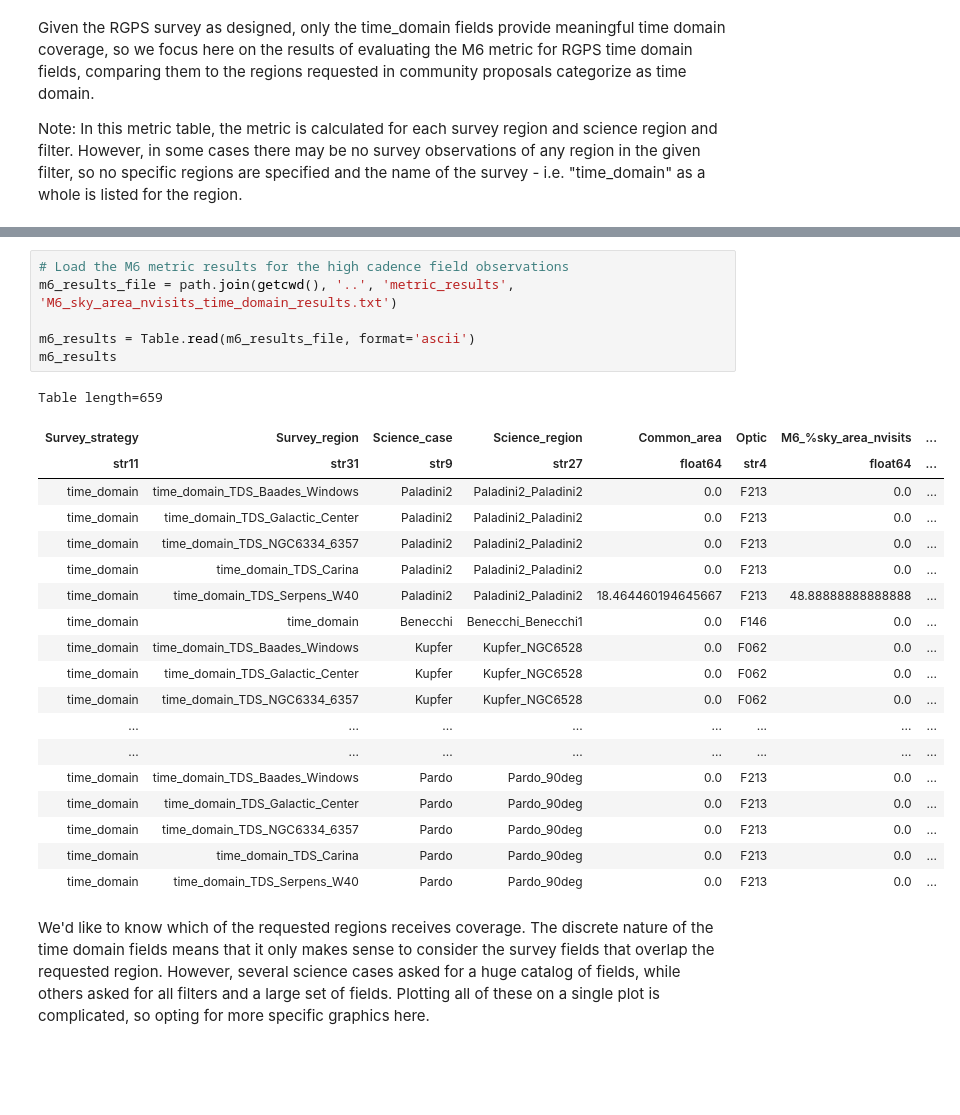
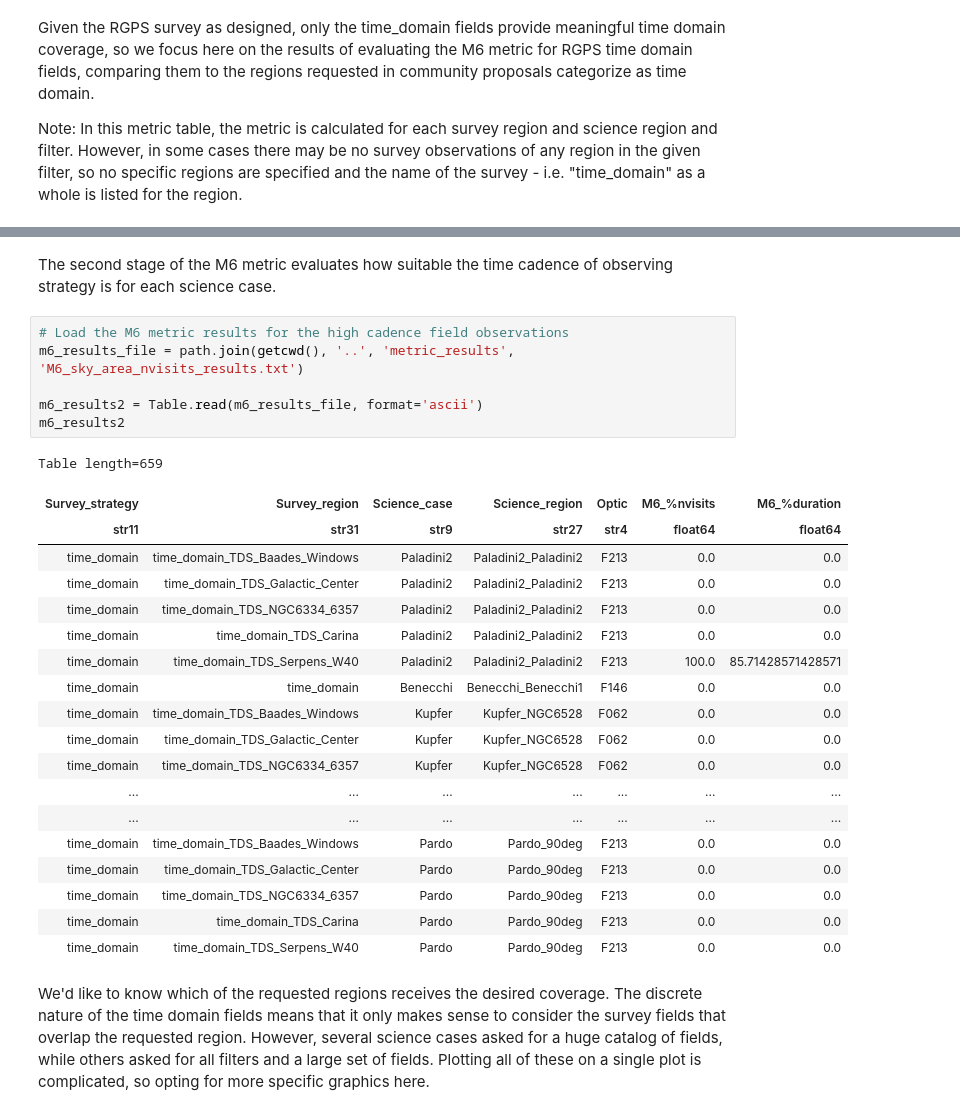
Before and after one commit to rachel3834/rgps, a Jupyter notebook: notebooks/M6_metric_analysis.ipynb, the cells around one changed output, grey strips where cells are left out. Saved outputs shown, nothing was run; the diff lists cells and outputs as text; blank space fills up the shorter version.

Commit message:
Review requirements for time domain science cases and updated regions

```diff
--- a/notebooks/M6_metric_analysis.ipynb
+++ b/notebooks/M6_metric_analysis.ipynb
@@ -66,28 +172,30 @@ there may be no survey observations of any region in the given filter, so no spe
+# %% [markdown]
+The second stage of the M6 metric evaluates how suitable the time cadence of observing strategy is for each science case.
 # %%
 # Load the M6 metric results for the high cadence field observations
-m6_results_file = path.join(getcwd(), '..', 'metric_results', 'M6_sky_area_nvisits_time_domain_results.txt')
+m6_results_file = path.join(getcwd(), '..', 'metric_results', 'M6_sky_area_nvisits_results.txt')
 
-m6_results = Table.read(m6_results_file, format='ascii')
-m6_results
+m6_results2 = Table.read(m6_results_file, format='ascii')
+m6_results2
 # %% [output]
 Table length=659
-| Survey_strategy | Survey_region | Science_case | Science_region | Common_area | Optic | M6_%sky_area_nvisits | ... |
-| str11 | str31 | str9 | str27 | float64 | str4 | float64 | ... |
-| time_domain | time_domain_TDS_Baades_Windows | Paladini2 | Paladini2_Paladini2 | 0.0 | F213 | 0.0 | ... |
-| time_domain | time_domain_TDS_Galactic_Center | Paladini2 | Paladini2_Paladini2 | 0.0 | F213 | 0.0 | ... |
-| time_domain | time_domain_TDS_NGC6334_6357 | Paladini2 | Paladini2_Paladini2 | 0.0 | F213 | 0.0 | ... |
-| time_domain | time_domain_TDS_Carina | Paladini2 | Paladini2_Paladini2 | 0.0 | F213 | 0.0 | ... |
-| time_domain | time_domain_TDS_Serpens_W40 | Paladini2 | Paladini2_Paladini2 | 18.464460194645667 | F213 | 48.88888888888888 | ... |
-| time_domain | time_domain | Benecchi | Benecchi_Benecchi1 | 0.0 | F146 | 0.0 | ... |
-| time_domain | time_domain_TDS_Baades_Windows | Kupfer | Kupfer_NGC6528 | 0.0 | F062 | 0.0 | ... |
-| time_domain | time_domain_TDS_Galactic_Center | Kupfer | Kupfer_NGC6528 | 0.0 | F062 | 0.0 | ... |
-| time_domain | time_domain_TDS_NGC6334_6357 | Kupfer | Kupfer_NGC6528 | 0.0 | F062 | 0.0 | ... |
-| ... | ... | ... | ... | ... | ... | ... | ... |
-| ... | ... | ... | ... | ... | ... | ... | ... |
-| time_domain | time_domain_TDS_Baades_Windows | Pardo | Pardo_90deg | 0.0 | F213 | 0.0 | ... |
-| time_domain | time_domain_TDS_Galactic_Center | Pardo | Pardo_90deg | 0.0 | F213 | 0.0 | ... |
-| time_domain | time_domain_TDS_NGC6334_6357 | Pardo | Pardo_90deg | 0.0 | F213 | 0.0 | ... |
-| time_domain | time_domain_TDS_Carina | Pardo | Pardo_90deg | 0.0 | F213 | 0.0 | ... |
-| time_domain | time_domain_TDS_Serpens_W40 | Pardo | Pardo_90deg | 0.0 | F213 | 0.0 | ... |
+| Survey_strategy | Survey_region | Science_case | Science_region | Optic | M6_%nvisits | M6_%duration |
+| str11 | str31 | str9 | str27 | str4 | float64 | float64 |
+| time_domain | time_domain_TDS_Baades_Windows | Paladini2 | Paladini2_Paladini2 | F213 | 0.0 | 0.0 |
+| time_domain | time_domain_TDS_Galactic_Center | Paladini2 | Paladini2_Paladini2 | F213 | 0.0 | 0.0 |
+| time_domain | time_domain_TDS_NGC6334_6357 | Paladini2 | Paladini2_Paladini2 | F213 | 0.0 | 0.0 |
+| time_domain | time_domain_TDS_Carina | Paladini2 | Paladini2_Paladini2 | F213 | 0.0 | 0.0 |
+| time_domain | time_domain_TDS_Serpens_W40 | Paladini2 | Paladini2_Paladini2 | F213 | 100.0 | 85.71428571428571 |
+| time_domain | time_domain | Benecchi | Benecchi_Benecchi1 | F146 | 0.0 | 0.0 |
+| time_domain | time_domain_TDS_Baades_Windows | Kupfer | Kupfer_NGC6528 | F062 | 0.0 | 0.0 |
+| time_domain | time_domain_TDS_Galactic_Center | Kupfer | Kupfer_NGC6528 | F062 | 0.0 | 0.0 |
+| time_domain | time_domain_TDS_NGC6334_6357 | Kupfer | Kupfer_NGC6528 | F062 | 0.0 | 0.0 |
+| ... | ... | ... | ... | ... | ... | ... |
+| ... | ... | ... | ... | ... | ... | ... |
+| time_domain | time_domain_TDS_Baades_Windows | Pardo | Pardo_90deg | F213 | 0.0 | 0.0 |
+| time_domain | time_domain_TDS_Galactic_Center | Pardo | Pardo_90deg | F213 | 0.0 | 0.0 |
+| time_domain | time_domain_TDS_NGC6334_6357 | Pardo | Pardo_90deg | F213 | 0.0 | 0.0 |
+| time_domain | time_domain_TDS_Carina | Pardo | Pardo_90deg | F213 | 0.0 | 0.0 |
+| time_domain | time_domain_TDS_Serpens_W40 | Pardo | Pardo_90deg | F213 | 0.0 | 0.0 |
 # %% [markdown]
-We'd like to know which of the requested regions receives coverage.  The discrete nature of the time domain fields means that it only makes sense to consider the survey fields that overlap the requested region.  However, several science cases asked for a huge catalog of fields, while others asked for all filters and a large set of fields.  Plotting all of these on a single plot is complicated, so opting for more specific graphics here.
+We'd like to know which of the requested regions receives the desired coverage.  The discrete nature of the time domain fields means that it only makes sense to consider the survey fields that overlap the requested region.  However, several science cases asked for a huge catalog of fields, while others asked for all filters and a large set of fields.  Plotting all of these on a single plot is complicated, so opting for more specific graphics here.
```
Also changed, not shown: parts of 12 cells of this notebook, 3 other files.
